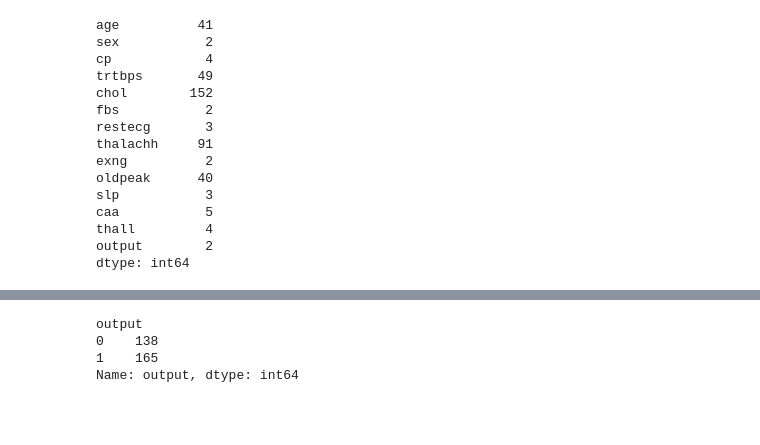
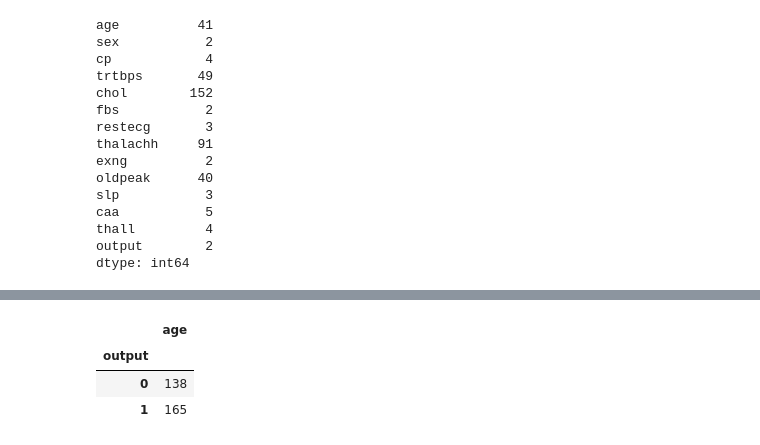
Before and after one commit to Aminul667/heart_attack_prediction, a Jupyter notebook: program/heart_attack_prediction.ipynb, the cells around one changed output, grey strips where cells are left out. Saved outputs shown, nothing was run; the diff lists cells and outputs as text; code cells hidden in the pictures; blank space fills up the shorter version.

```diff
--- a/program/heart_attack_prediction.ipynb
+++ b/program/heart_attack_prediction.ipynb
@@ -137,9 +137,9 @@ fig = px.histogram(df, x="age", width=700, height=500, title="Count age values")
 fig.update_layout(bargap=0.2)
 fig.show()
 # %%
-df.groupby('output')['output'].count()
+df.groupby('output')['age'].count().to_frame()
 # %% [output]
-output
-0    138
-1    165
-Name: output, dtype: int64
+|  | age |
+| output |  |
+| 0 | 138 |
+| 1 | 165 |
```
Also changed, not shown: parts of 3 cells of this notebook.
